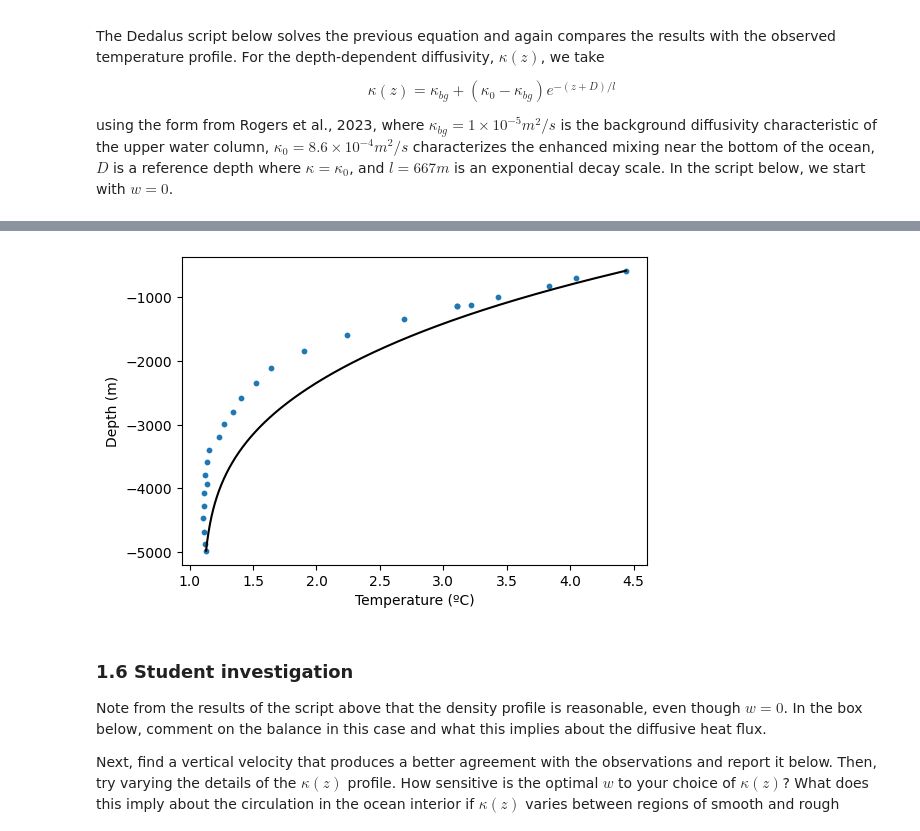
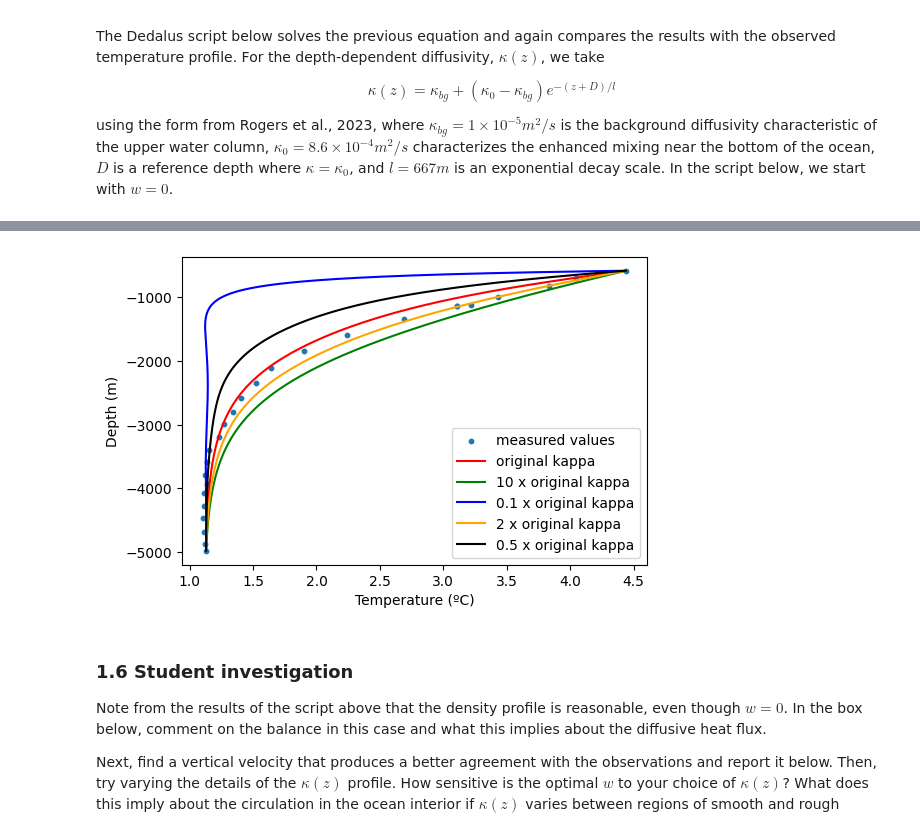
Before and after one commit to raindrop314159/QCES-LNM, a Jupyter notebook: Project2_transport.ipynb, the cells around one changed output, grey strips where cells are left out. Drawn from its saved outputs; the diff is of its cells as text; code cells hidden in the pictures.

```diff
--- a/Project2_transport.ipynb
+++ b/Project2_transport.ipynb
@@ -224,8 +210,15 @@ T_bottom = CTD_T[0]
 Nz = 1000
 
 # Set the vertical velocity
-#w = 1e-8 # m/s
-w = 1e-7 # m/s
+w = 1e-8 # m/s
+kappa_org = 1e-5 + (8.6e-4-1e-5)*np.exp((-5e3-z)/667)
+kappa_plus = 10*kappa_org
+kappa_less = kappa_org/ 10
+kappa_half = kappa_org*0.5
+kappa_double = kappa_org*2
+
+kappa_vals = [kappa_org, kappa_plus, kappa_less,kappa_half,kappa_double]
+T_list = []
 
 # Bases
 zcoord = d3.Coordinate('z')
@@ -233,40 +226,50 @@ dist = d3.Distributor(zcoord, dtype=np.float64)
 zbasis = d3.Chebyshev(zcoord, size=Nz, bounds=(z_bottom, z_surface))
 z = dist.local_grid(zbasis)
 
-# Fields
-T = dist.Field(name='T', bases=zbasis)
-kappa = dist.Field(name='kappa', bases=zbasis)
-# Set the diffusivity
-# Below is the diffusivity profile from Rogers et al., 2023
-# kappa['g']=1e-5 + (8.6e-4-1e-5)*np.exp((-5e3-z)/667) # m^2/s
-kappa['g']=(1e-4 + (8.6e-4-1e-5)*np.exp((-5e3-z)/667))*2 # m^2/s
+for kappa_i in kappa_vals:
 
-# Add two tau variables to allow us to apply two boundary conditions
-tau_1 = dist.Field(name='tau_1')
-tau_2 = dist.Field(name='tau_2')
-lift_basis = zbasis.derivative_basis(1)
-lift = lambda A: d3.Lift(A, lift_basis, -1)
+  # Fields
+  T = dist.Field(name='T', bases=zbasis)
+  kappa = dist.Field(name='kappa_i', bases=zbasis)
+  # Set the diffusivity
+  # Below is the diffusivity profile from Rogers et al., 2023
+  kappa['g']= kappa_i  # m^2/s
 
-# Substitutions
-dz = lambda A: d3.Differentiate(A, zcoord)
-Tz = dz(T) + lift(tau_1)
-Tzz = dz(Tz) + lift(tau_2)
+  # Add two tau variables to allow us to apply two boundary conditions
+  tau_1 = dist.Field(name='tau_1')
+  tau_2 = dist.Field(name='tau_2')
+  lift_basis = zbasis.derivative_basis(1)
+  lift = lambda A: d3.Lift(A, lift_basis, -1)
 
-# Problem
-problem = d3.LBVP([T, tau_1, tau_2], namespace=locals())
-problem.add_equation("w*Tz - dz(kappa*Tz) + lift(tau_2) = 0")
-problem.add_equation("T(z=z_surface) = T_surface")
-problem.add_equation("T(z=z_bottom) = T_bottom")
+  # Substitutions
+  dz = lambda A: d3.Differentiate(A, zcoord)
+  Tz = dz(T) + lift(tau_1)
+  Tzz = dz(Tz) + lift(tau_2)
 
-# Solver
-solver = problem.build_solver()
-solver.solve()
+  # Problem
+  problem = d3.LBVP([T, tau_1, tau_2], namespace=locals())
+  problem.add_equation("w*Tz - dz(kappa*Tz) + lift(tau_2) = 0")
+  problem.add_equation("T(z=z_surface) = T_surface")
+  problem.add_equation("T(z=z_bottom) = T_bottom")
+
+  # Solver
+  solver = problem.build_solver()
+  solver.solve()
+  T_list.append(T['g'])
 
 # Plot
 plt.figure(figsize=(6, 4))
-Tg=T['g']
-plt.scatter(CTD_T,CTD_z,s=10)
-plt.plot(Tg,z,'k')
+#Tg=T['g']
+plt.scatter(CTD_T,CTD_z,s=10, label = "measured values")
+plt.plot(T_list[0],z,'k', color = 'r', label = "original kappa")
+plt.plot(T_list[1],z,'k', color = 'g', label = "10 x original kappa")
+plt.plot(T_list[2],z,'k', color = 'b', label = "0.1 x original kappa")
+plt.plot(T_list[4],z,'k', color = 'orange', label = "2 x original kappa")
+plt.plot(T_list[3],z,'k', color = 'black', label = "0.5 x original kappa")
+
+
 plt.xlabel('Temperature (ºC)')
 plt.ylabel('Depth (m)')
+plt.legend()
+plt.show()
 # %% [output]
@@ -276,4 +286,4 @@ Text(0, 0.5, 'Depth (m)')
-[figure, old version]
+[figure, new version]
 # %% [markdown]
 ### 1.6 Student investigation
 <a id='section1pt6'></a>
```
Also changed, not shown: parts of 6 cells of this notebook.
